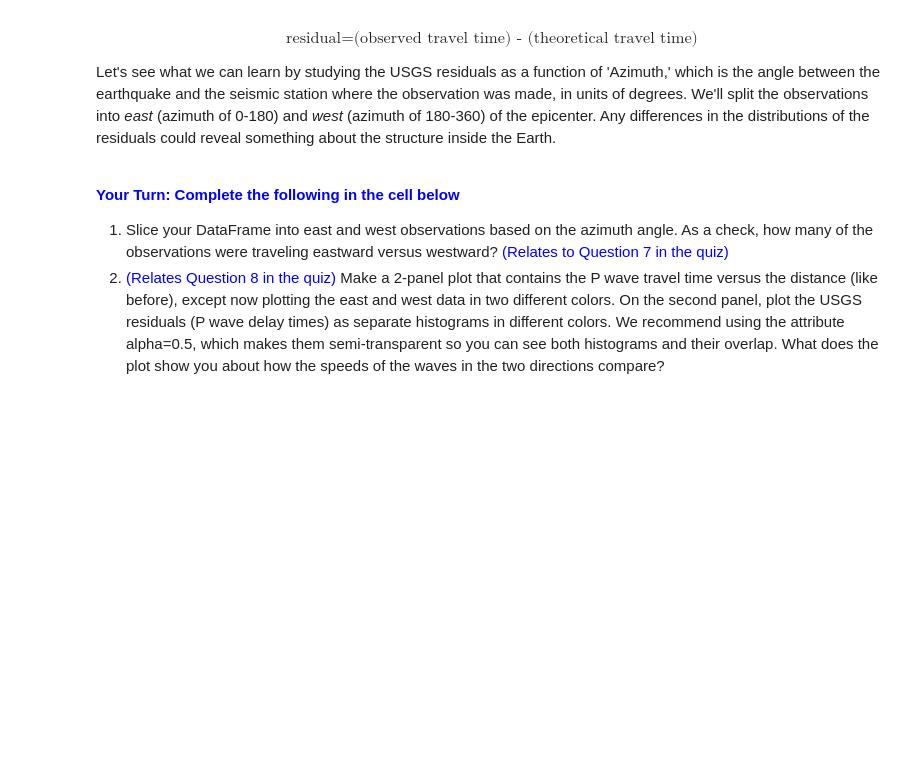
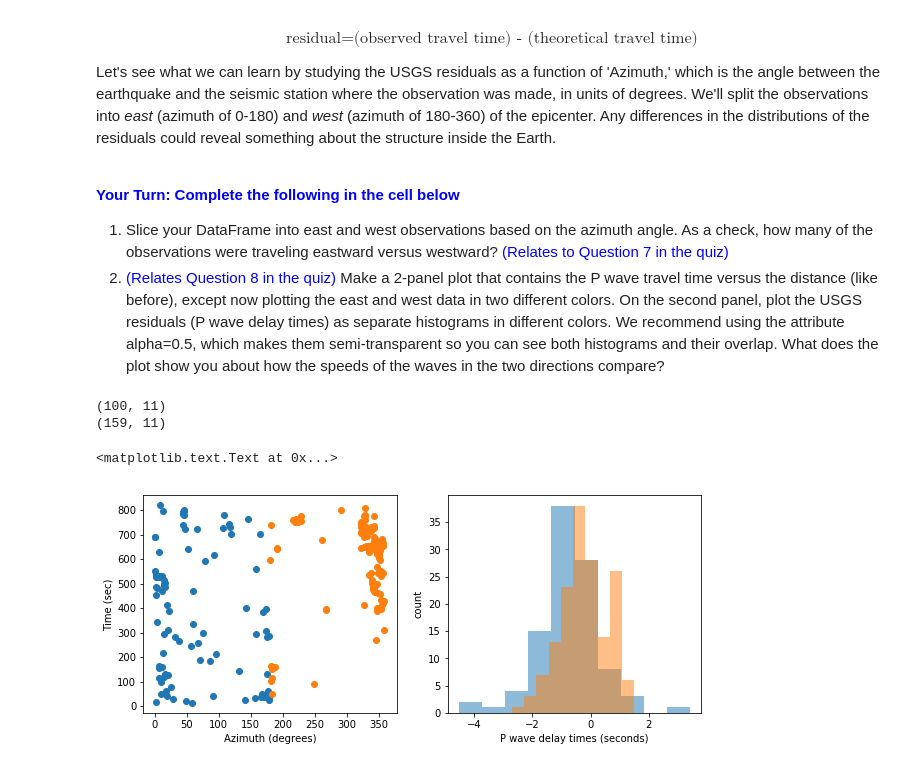
Before and after one commit to ECGonzales/LSSTC_PythonTutorial, a Jupyter notebook: Final_Challenge.ipynb, the cells around one changed output. Cells and saved outputs as stored; diff of their text form; code cells hidden in the pictures; blank space fills up the shorter version.

```diff
--- a/Final_Challenge.ipynb
+++ b/Final_Challenge.ipynb
@@ -151,22 +274,25 @@ Let's see what we can learn by studying the USGS residuals as a function of 'Azi
 1. Slice your DataFrame into east and west observations based on the azimuth angle. As a check, how many of the observations were traveling eastward versus westward? <font color=blue>(Relates to Question 7 in the quiz)</font>
 2. <font color=blue>(Relates Question 8 in the quiz)</font> Make a 2-panel plot that contains the P wave travel time versus the distance (like before), except now plotting the east and west data in two different colors. On the second panel, plot the USGS residuals (P wave delay times) as separate histograms in different colors. We recommend using the attribute alpha=0.5, which makes them semi-transparent so you can see both histograms and their overlap. What does the plot show you about how the speeds of the waves in the two directions compare?
 # %%
-east = FILL IN CODE
-west = FILL IN CODE
+east = df2[df2['Azimuth'] < 180]
+west = df2[df2['Azimuth'] >= 180]
 
 print east.shape
 print west.shape
 
 # Plot the results (some parts are filled in for you below)
 fig, (ax1, ax2) = plt.subplots(1, 2, figsize=(10,4))
-ax1.FILL IN CODE
-.
-.
-.
-ax2.FILL IN CODE
-.
-.
-.
+ax1.scatter(east['Azimuth'], east['X'])
+ax1.scatter(west['Azimuth'], west['X'])
+ax1.set_xlabel('Azimuth (degrees)')
+ax1.set_ylabel('Time (sec)')
+ax2.hist(east['Residual'], alpha=0.5)
+ax2.hist(west['Residual'], alpha=0.5)
 ax2.set_xlabel('P wave delay times (seconds)')
 ax2.set_ylabel('count')
-plt.show()
+# plt.show()
+# %% [output]
+(100, 11)
+(159, 11)
+<matplotlib.text.Text at 0x...>
+[figure, added]
```
Also changed, not shown: parts of 10 cells of this notebook.
